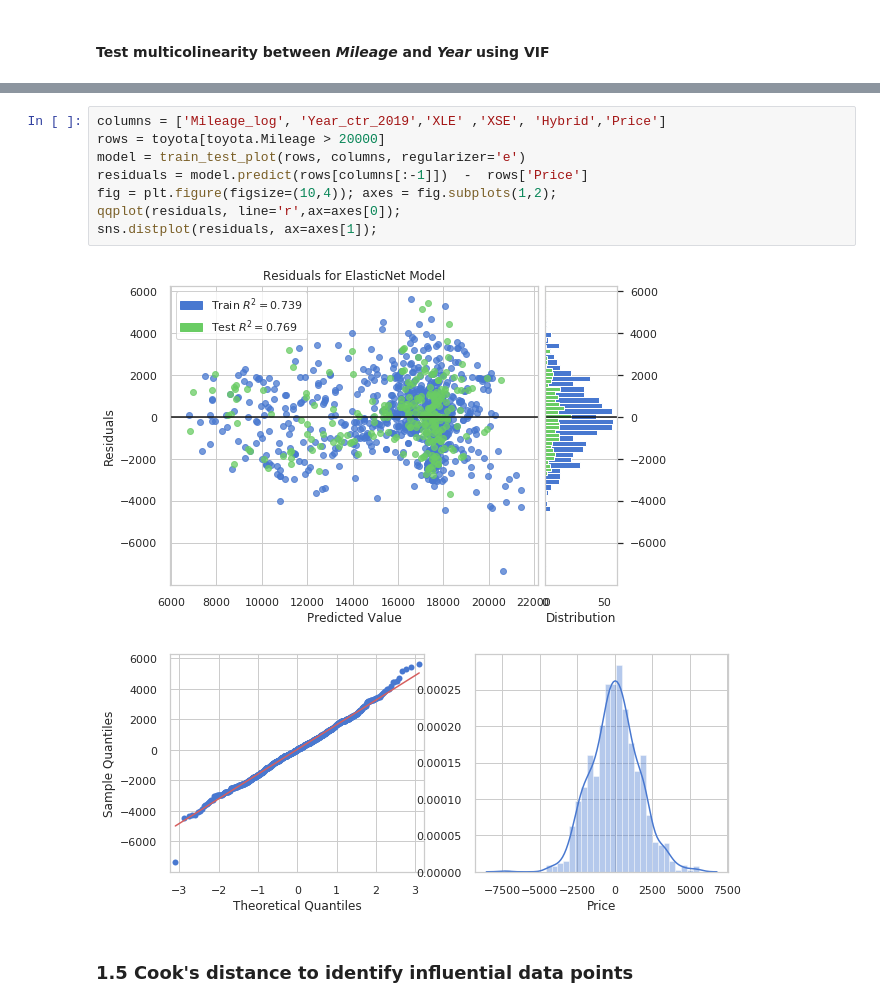
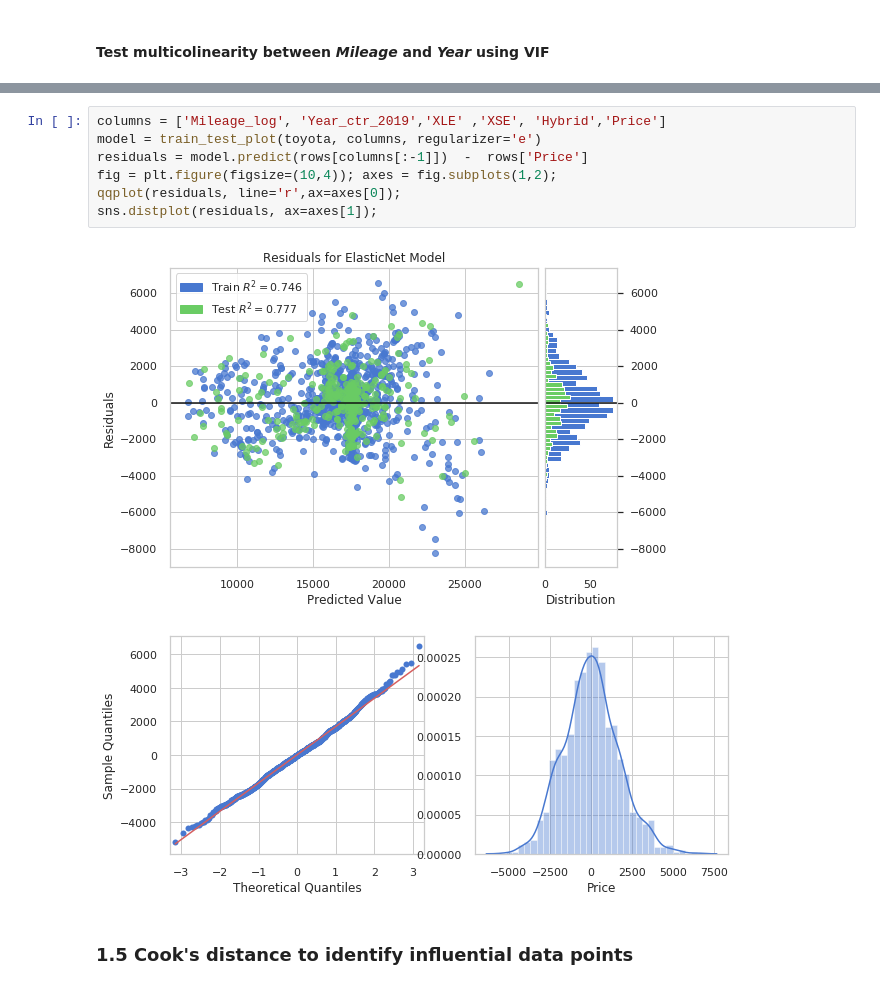
Before and after one commit to mEyob/linear-regression-car-price, a Jupyter notebook: analysis.ipynb, the cells around one changed output, grey strips where cells are left out. Drawn from its saved outputs; the diff is of its cells as text.

```diff
--- a/analysis.ipynb
+++ b/analysis.ipynb
@@ -526,14 +526,13 @@ sns.distplot(residuals, ax=axes[1]);
 # %%
 columns = ['Mileage_log', 'Year_ctr_2019','XLE' ,'XSE', 'Hybrid','Price']
-rows = toyota[toyota.Mileage > 20000]
-model = train_test_plot(rows, columns, regularizer='e')
+model = train_test_plot(toyota, columns, regularizer='e')
 residuals = model.predict(rows[columns[:-1]])  -  rows['Price']
 fig = plt.figure(figsize=(10,4)); axes = fig.subplots(1,2);
 qqplot(residuals, line='r',ax=axes[0]);
 sns.distplot(residuals, ax=axes[1]);
 # %% [output]
-[figure, old version]
+[figure, new version]
-[figure, old version]
+[figure, new version]
 # %% [markdown]
 ### 1.5 Cook's distance to identify influential data points
 # %%
```
Also changed, not shown: parts of 77 cells of this notebook.
